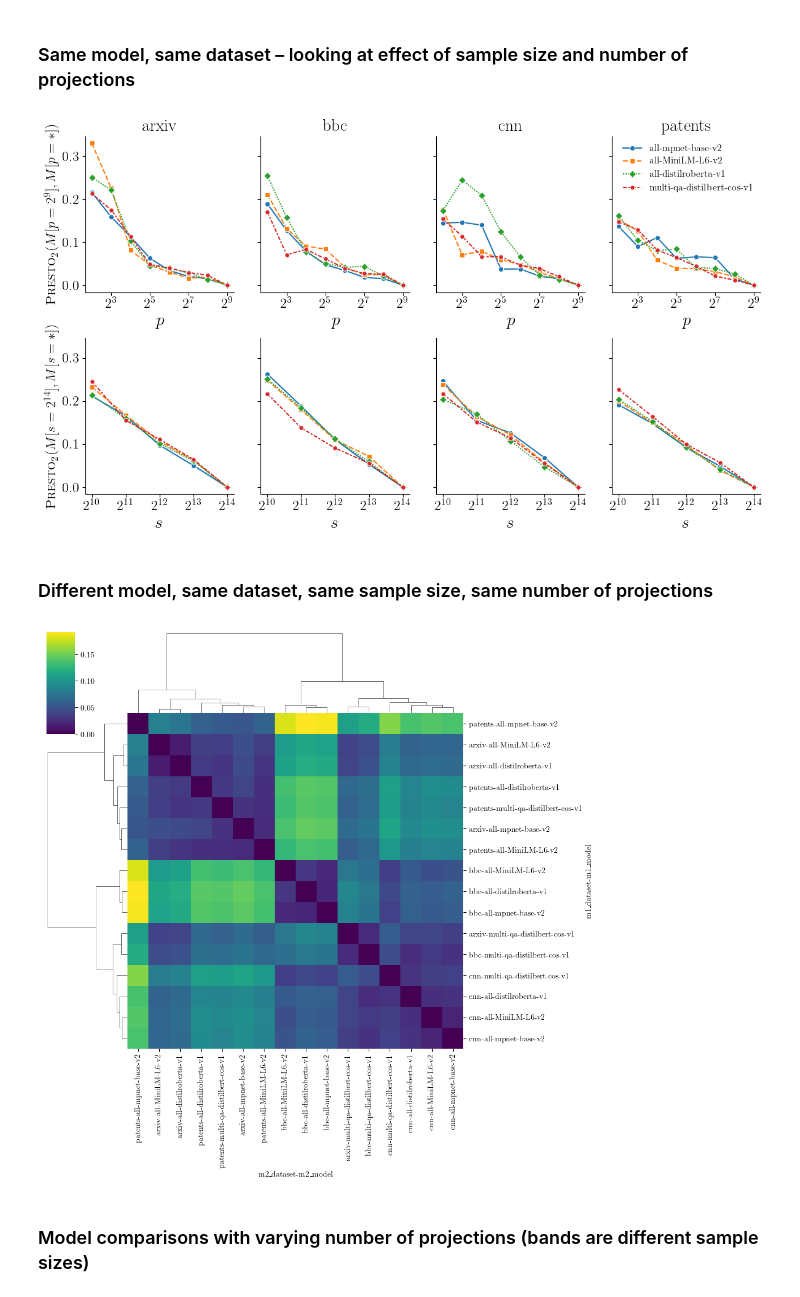
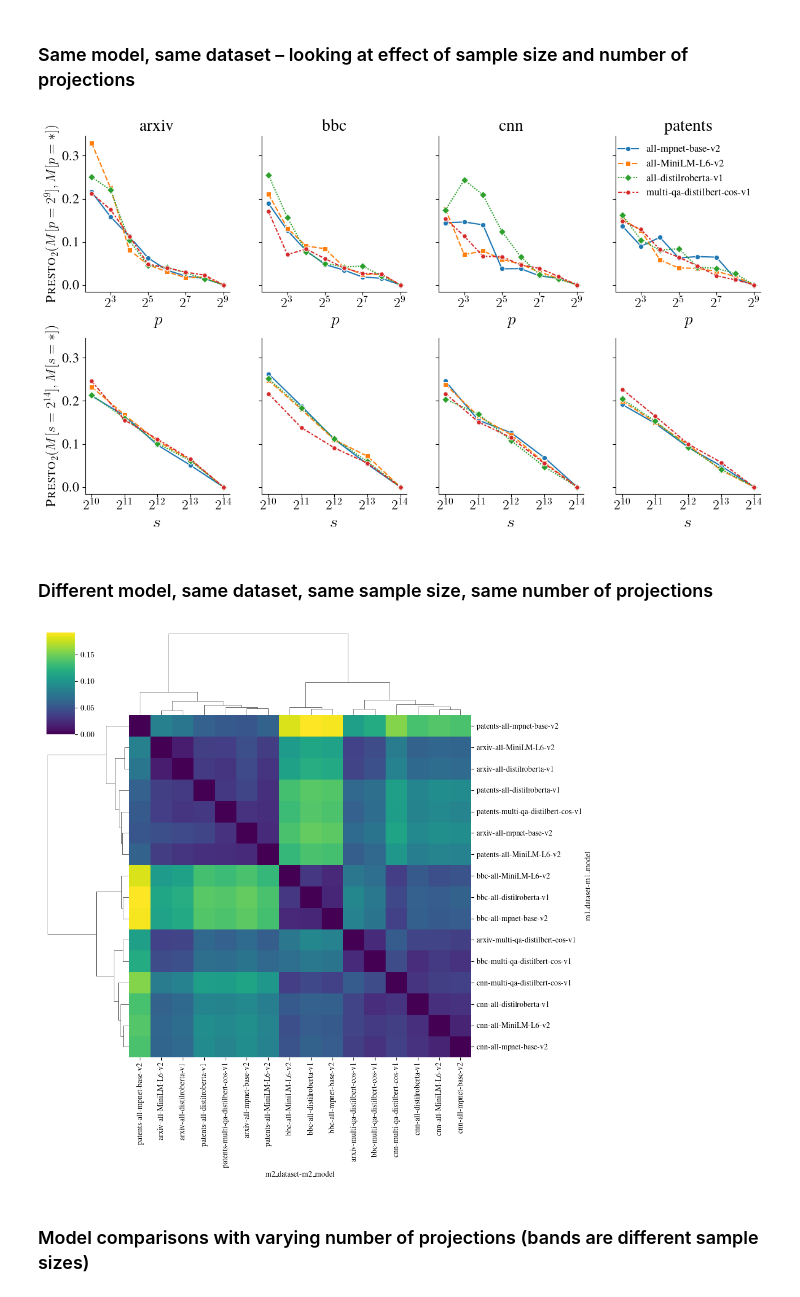
Before and after one commit to aidos-lab/Presto, a Jupyter notebook: notebooks/presto_test.ipynb, the cells around one changed output. Cells and saved outputs as stored; diff of their text form; code cells hidden in the pictures.

Commit message:
correct plotting font + new script to explore impact of number of components

```diff
--- a/notebooks/presto_test.ipynb
+++ b/notebooks/presto_test.ipynb
@@ -23,7 +23,7 @@ warnings.filterwarnings("ignore")
 plt.rcParams['pdf.fonttype'] = 42
 plt.rcParams['text.usetex'] = True
 plt.rcParams['font.family'] = 'serif'
-plt.rcParams['text.latex.preamble'] = r"\usepackage{amssymb}\usepackage{amsmath}"
+plt.rcParams['text.latex.preamble'] = r"\usepackage{amssymb}\usepackage{amsmath}\usepackage{times}"
 # %% [markdown]
 ### Load data and results
 # %%
@@ -134,35 +134,35 @@ for idx,dataset in enumerate(sorted_datasets):
                 )
     ax[0][idx].set_title(dataset.split("/")[-1], fontsize=title_fontsize)
     ax[0][idx].set_ylabel(r"\textsc{Presto}"+"$_2(M[p = 2^{9}],M[p = *])$", fontsize=label_fontsize)
     ax[0][idx].set_xlabel(rf"$p$", fontsize=title_fontsize)
     ax[0][idx].set_xscale("log", base=2)
 
     sns.lineplot(data=df.query("m1_dataset == @dataset and m1_n_projections == m2_n_projections"),
                  x="m1_n_samples",
                  y="aggregate_presto",
                  hue="m1_model",
                  style="m1_model",
                  ax=ax[1][idx],
                  markers="osDH", legend=False
                 )
     ax[1][idx].set_ylabel(r"\textsc{Presto}"+"$_2(M[s = 2^{14}],M[s = *])$", fontsize=label_fontsize)
     ax[1][idx].set_xlabel(rf"$s$", fontsize=title_fontsize)
     ax[1][idx].set_xscale("log", base=2)
-ax[0][-1].legend(title="",frameon=False, fontsize=legend_fontsize - 1)
+ax[0][-1].legend(title="",frameon=False, fontsize=legend_fontsize)
 ax[0][0].set_yticks(np.arange(0,0.31,0.1))
 for axx in ax[0]:
     axx.set_xticks([2**x for x in range(3,10,2)])
     axx.set_xticklabels([rf"$2^{x}$" for x in range(3,10,2)], fontsize=label_fontsize)
 for axx in ax[1]:
     axx.set_xticks([2**x for x in range(10,15,1)])
     axx.set_xticklabels([r"$2^{"+str(x)+r"}$" for x in range(10,15,1)], fontsize=label_fontsize)
 for axx in [ax[0][0],ax[1][0]]:
     axx.set_yticklabels([round(x,1) for x in np.arange(0,0.31,0.1)], fontsize=label_fontsize)
 sns.despine(fig)
 plt.tight_layout()
 plt.savefig(f"{paper_figure_path}/effects_sample-size_n-projections.pdf", bbox_inches="tight", transparent=True)
 # %% [output]
-[figure, old version]
+[figure, new version]
 # %% [markdown]
 ### Different model, same dataset, same sample size, same number of projections
 # %%
@@ -202,7 +202,7 @@ linkage = hc.linkage(sp.distance.squareform(melted_df), method=method, metric=me
 sns.clustermap(melted_df, row_linkage=linkage, col_linkage=linkage, cmap="viridis")
 plt.savefig(f"{paper_figure_path}/effects_dataset_model_clustermap_method-{method}_metric-{metric}.pdf", bbox_inches="tight", transparent=True)
 # %% [output]
-[figure, old version]
+[figure, new version]
 # %%
 method = "ward"
 metric = "euclidean"
```
Also changed, not shown: parts of 4 cells of this notebook, 1 other file.
